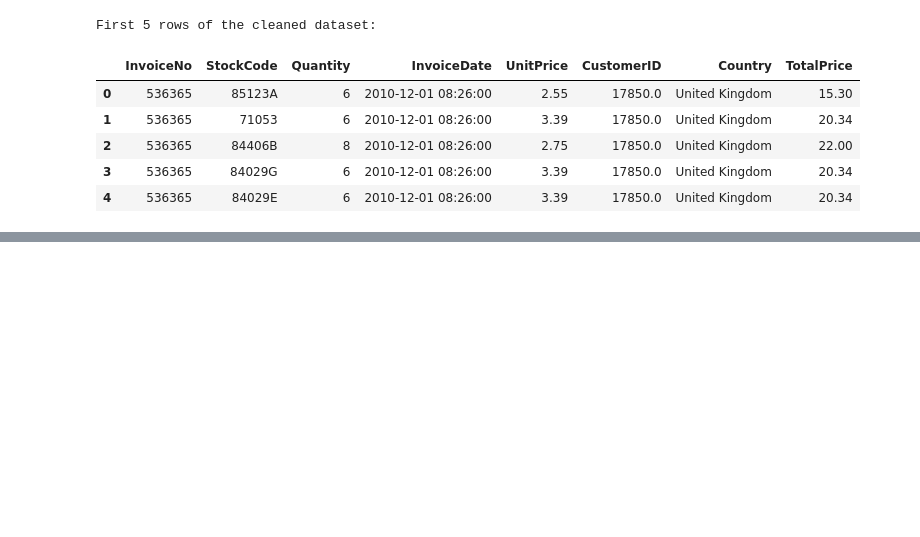
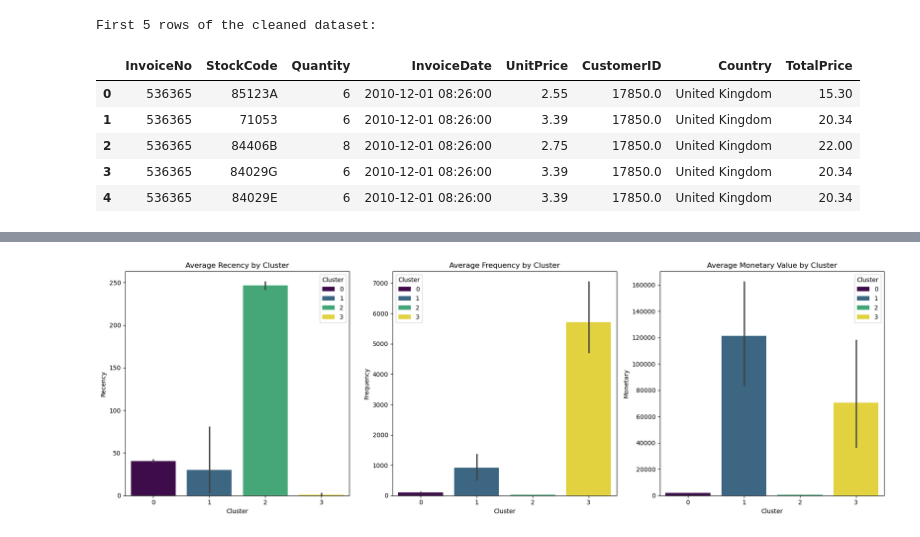
Before and after one commit to salmanizzu/customer-segmentation, a Jupyter notebook: customer-segmentation.ipynb, the cells around one changed output, grey strips where cells are left out. Saved outputs shown, nothing was run; the diff lists cells and outputs as text; code cells hidden in the pictures; blank space fills up the shorter version.

```diff
--- a/customer-segmentation.ipynb
+++ b/customer-segmentation.ipynb
@@ -169,0 +291,23 @@ First 5 rows of the cleaned dataset:
+# %%
+# 2. Bar Plots of Average RFM Values by Cluster
+
+# Set up the plot grid
+fig, axes = plt.subplots(1, 3, figsize=(18, 6))
+
+# Bar plot for Recency
+sns.barplot(x='Cluster', y='Recency', data=rfm, ax=axes[0], palette='viridis', hue="Cluster")
+axes[0].set_title('Average Recency by Cluster')
+
+# Bar plot for Frequency
+sns.barplot(x='Cluster', y='Frequency', data=rfm, ax=axes[1], palette='viridis', hue="Cluster")
+axes[1].set_title('Average Frequency by Cluster')
+
+# Bar plot for Monetary
+sns.barplot(x='Cluster', y='Monetary', data=rfm, ax=axes[2], palette='viridis', hue="Cluster")
+axes[2].set_title('Average Monetary Value by Cluster')
+
+# Display the plots
+plt.tight_layout()
+plt.show()
+# %% [output]
+[figure, added]
```
Also changed, not shown: parts of 14 cells of this notebook, 1 other file.
